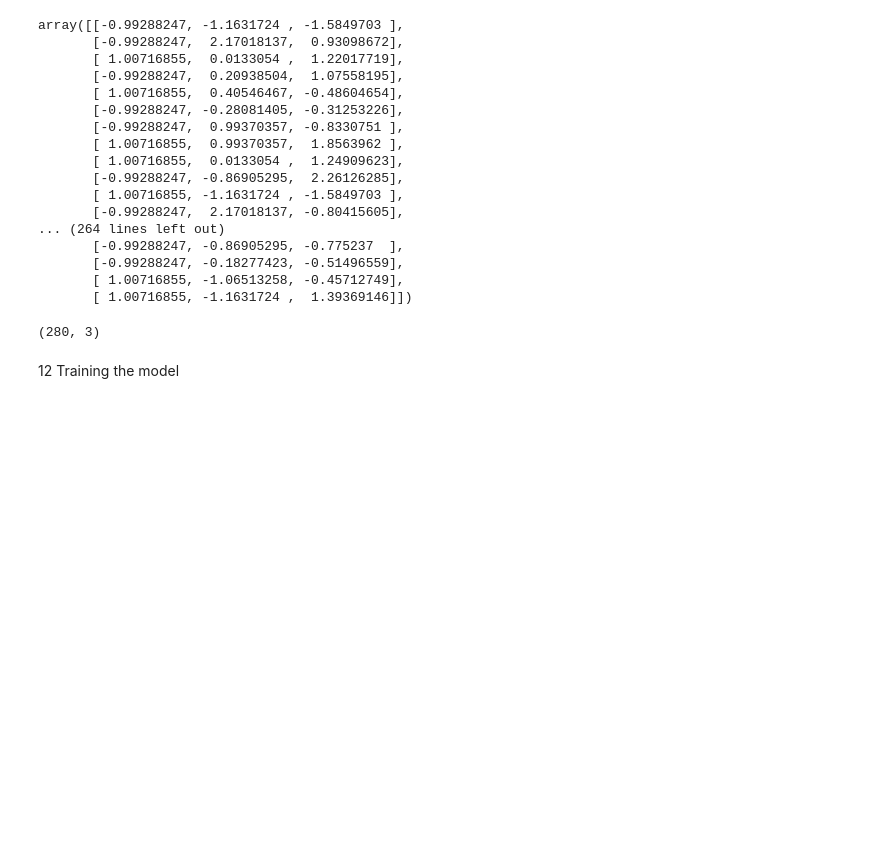
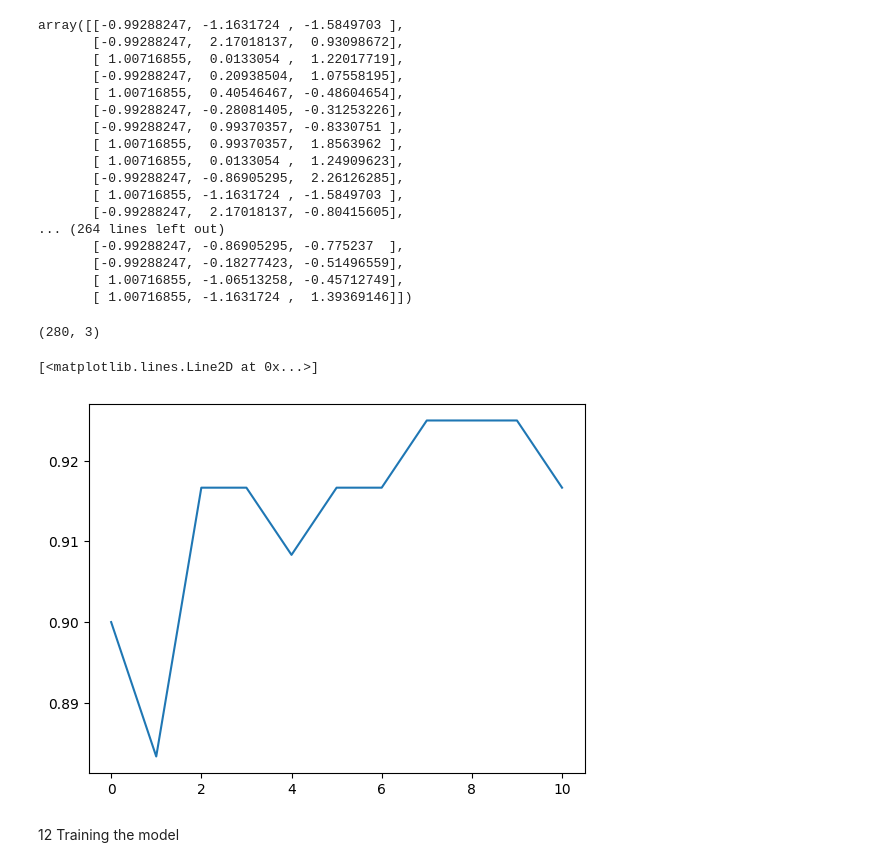
Before and after one commit to AzeemAslamCh/Knn_classification, a Jupyter notebook: KNN_classification.ipynb, the cells around one changed output. Saved outputs shown, nothing was run; the diff lists cells and outputs as text; code cells hidden in the pictures; blank space fills up the shorter version.

```diff
--- a/KNN_classification.ipynb
+++ b/KNN_classification.ipynb
@@ -139,9 +139,9 @@ X_train, X_test, y_train, y_test = train_test_split(x,y, test_size=0.3, random_s
 # import library
 from sklearn.preprocessing import StandardScaler
 sc = StandardScaler()
-X_train_s = sc.fit_transform(X_train)
-X_test_s = sc.fit_transform(X_test)
-X_train_s
+X_train = sc.fit_transform(X_train)
+X_test = sc.fit_transform(X_test)
+X_train
 # %% [output]
 array([[-0.99288247, -1.1631724 , -1.5849703 ],
        [-0.99288247,  2.17018137,  0.93098672],
@@ -165,5 +165,19 @@ X_train_s.shape
 # %% [output]
 (280, 3)
+# %%
+from sklearn.neighbors import KNeighborsClassifier
+from sklearn.metrics import accuracy_score
+scors=[]
+for i in range(1,12):
+    classifier = KNeighborsClassifier(n_neighbors=i)
+    classifier.fit(X_train, y_train)
+    y_pred = classifier.predict(X_test)
+    scors.append(accuracy_score(y_test,y_pred))
+# %%
+plt.plot(scors)
+# %% [output]
+[<matplotlib.lines.Line2D at 0x...>]
+[figure, added]
 # %% [markdown]
 12 Training the model
 # %%
```
Also changed, not shown: parts of 9 cells of this notebook.
